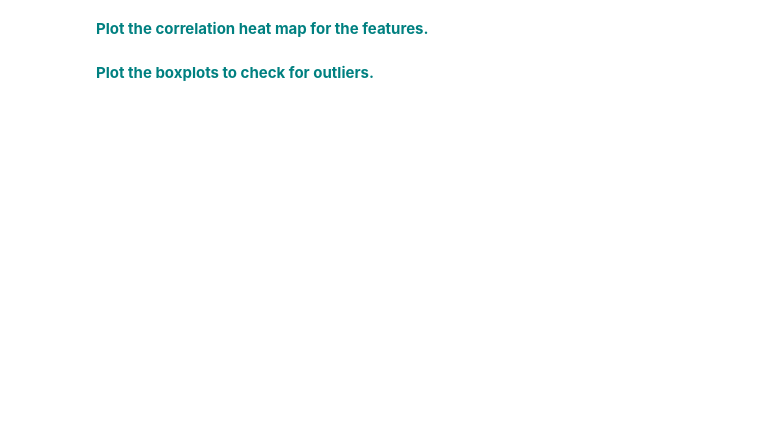
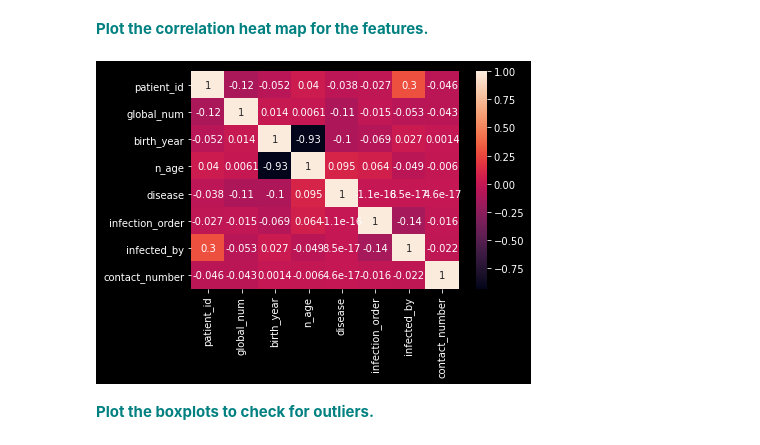
Before and after one commit to willkchan/Random-Forest-Covid-Cases-Practice, a Jupyter notebook: RandomForest_casestudy_covid19.ipynb, the cells around one changed output. Saved outputs shown, nothing was run; the diff lists cells and outputs as text; code cells hidden in the pictures; blank space fills up the shorter version.

```diff
--- a/RandomForest_casestudy_covid19.ipynb
+++ b/RandomForest_casestudy_covid19.ipynb
@@ -81,2 +175,6 @@ df.info()
 # %% [markdown]
  **<font color='teal'> Fill the 'disease' missing values with 0 and remap the True values to 1.</font>**
+# %%
+df['disease'].fillna(0, inplace=True)
+df['disease'].replace(True, 1, inplace=True)
+df['disease'].unique()
@@ -83,6 +183,16 @@ df.info()
 # %% [markdown]
  **<font color='teal'> Fill null values in the following columns with their mean: 'global_number','birth_year','infection_order','infected_by'and 'contact_number'</font>**
+# %%
+col_to_impute = ['global_num','birth_year','infection_order','infected_by', 'contact_number']
+for col in col_to_impute:
+    df[col].fillna(df[col].mean(), inplace=True)
 # %% [markdown]
  **<font color='teal'> Fill the rest of the missing values with any method.</font>**
+# %%
+# replace NaN with preceding values
+df.fillna(method='bfill', inplace=True)
 # %% [markdown]
  **<font color='teal'> Check for any remaining null values.</font>**
+# %%
+df.fillna('missing', inplace=True)
+df.isnull().sum()
@@ -122,4 +315,10 @@ vn
 # %% [markdown]
 **<font color='teal'> Plot the correlation heat map for the features.</font>**
+# %%
+
+sns.heatmap(data=df.corr(), annot=True)
+plt.show()
+# %% [output]
+[figure, added]
 # %% [markdown]
 **<font color='teal'> Plot the boxplots to check for outliers. </font>**
```
Also changed, not shown: parts of 22 cells of this notebook, 2 other files.
